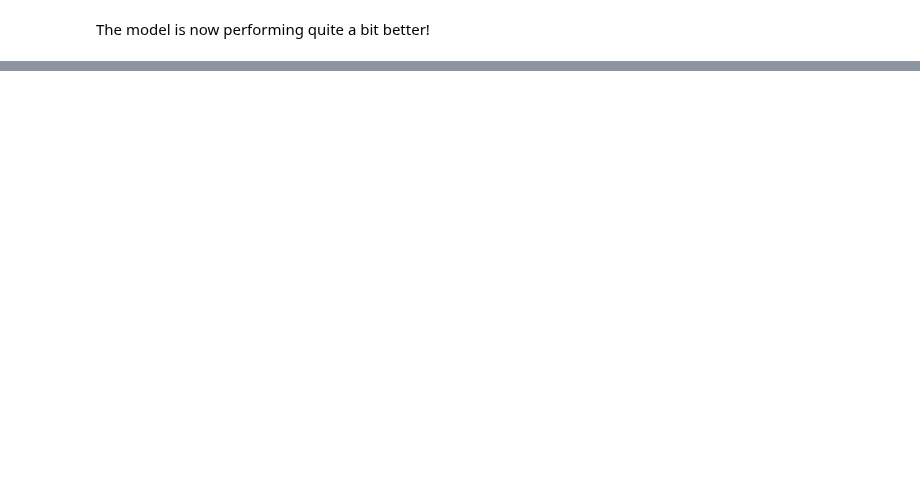
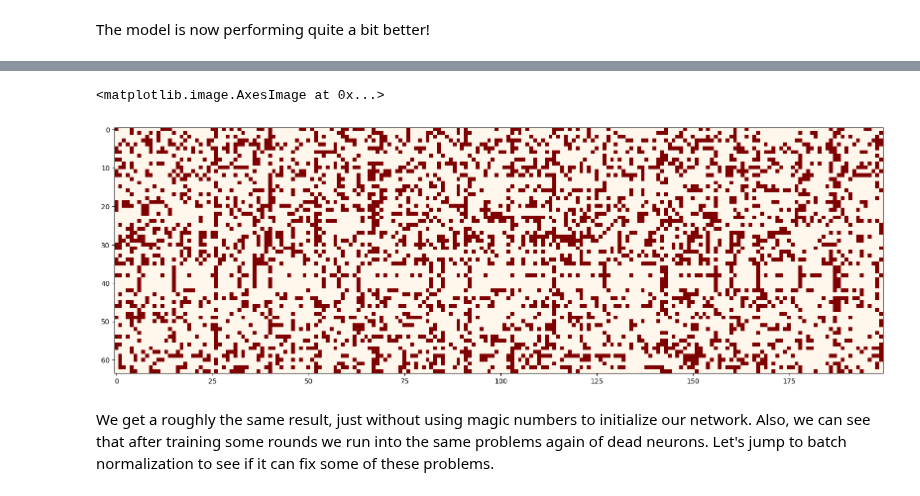
Before and after one commit to esbeneickhardt/karpathyintro, a Jupyter notebook: notebooks/Makemore/3. Diving into the internals of MLPs.ipynb, the cells around one changed output, grey strips where cells are left out. Saved outputs shown, nothing was run; the diff lists cells and outputs as text; code cells hidden in the pictures; blank space fills up the shorter version.

```diff
--- a/notebooks/Makemore/3. Diving into the internals of MLPs.ipynb
+++ b/notebooks/Makemore/3. Diving into the internals of MLPs.ipynb
@@ -942,0 +761,11 @@ valid 2.2116410732269287
+# %%
+# We can see that many neuron values are larger than 0.99 after training
+plt.figure(figsize=(20,10))
+cmap = plt.cm.OrRd
+cmap.set_bad(color='black')
+plt.imshow(h.abs() > 0.99, cmap=cmap, interpolation='nearest')
+# %% [output]
+<matplotlib.image.AxesImage at 0x...>
+[figure, added]
+# %% [markdown]
+We get a roughly the same result, just without using magic numbers to initialize our network. Also, we can see that after training some rounds we run into the same problems again of dead neurons. Let's jump to batch normalization to see if it can fix some of these problems.
```
Also changed, not shown: parts of 78 cells of this notebook.
